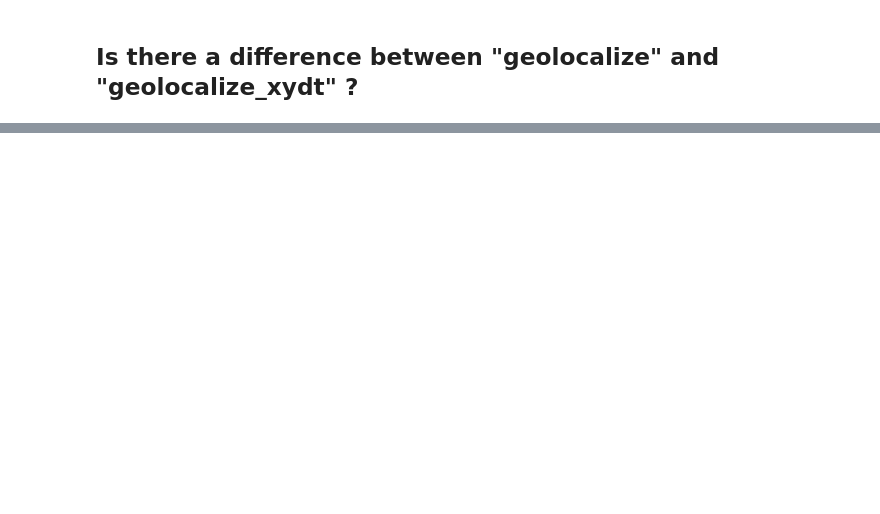
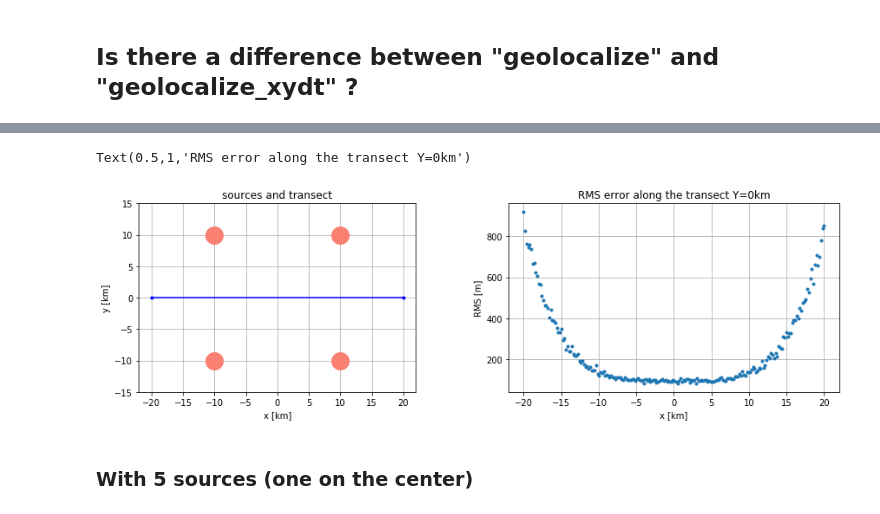
Before and after one commit to ponchama/Cognac_Acoustique, a Jupyter notebook: Geolocation/demo_in_progress.ipynb, the cells around one changed output, grey strips where cells are left out. Saved outputs shown, nothing was run; the diff lists cells and outputs as text; code cells hidden in the pictures; blank space fills up the shorter version.

```diff
--- a/Geolocation/demo_in_progress.ipynb
+++ b/Geolocation/demo_in_progress.ipynb
@@ -533,0 +530,43 @@ plt.show()
+# %%
+### number of simulations
+Nmc = 100
+var = 'celerity'
+
+### calculations
+RMS_t20 = np.zeros((len(X)))
+Biais_t20 = np.zeros((len(X)))
+for i in range (len(X)) :
+    # init a receiver
+    r = receiver(X[i], Y)
+    r.dt = 1. # unchanged variable during simulations
+    #
+    d_rms, biais = simu (r, sources, Nmc, var = var)
+    RMS_t20[i]   = d_rms
+    Biais_t20[i] = biais
+# %%
+### plot the error map
+plt.figure(figsize=(15,4))
+
+# plot sources
+ax=plt.subplot(121)
+[s.plot() for s in sources]
+plt.title ('sources and transect')
+plt.xlabel('x [km]')
+plt.ylabel('y [km]')
+ax.grid()
+ax.set_ylim([-15,15])
+ax.set_aspect('equal')
+plt.plot([np.min(X)/1000.,np.max(X)/1000.],[Y,Y],'.-b')
+
+## plot result
+ax2 = plt.subplot(122)
+ax2.grid()
+plt.plot(X/1.e3, RMS_t20, '.')
+plt.xlabel('x [km]')
+plt.ylabel('RMS [m]')
+plt.title('RMS error along the transect Y=%.dkm' %Y)
+# %% [output]
+Text(0.5,1,'RMS error along the transect Y=0km')
+[figure, added]
+# %% [markdown]
+### With 5 sources (one on the center)
```
Also changed, not shown: parts of 35 cells of this notebook.
